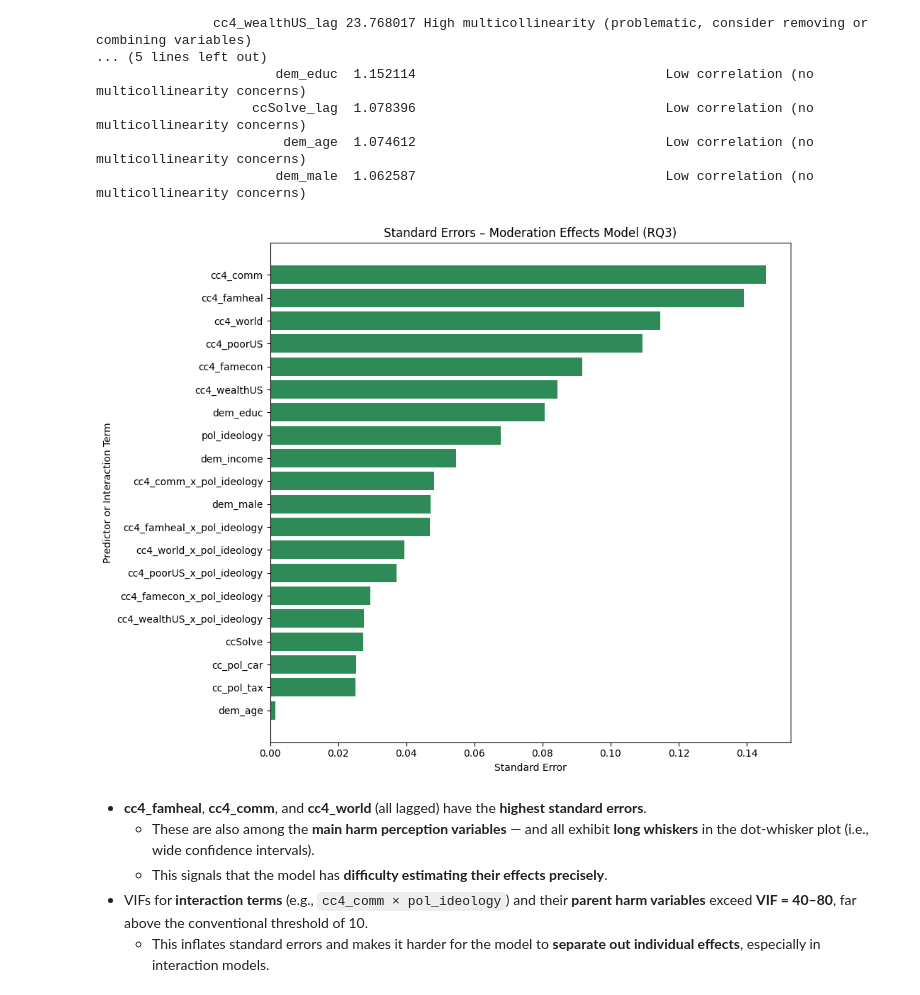
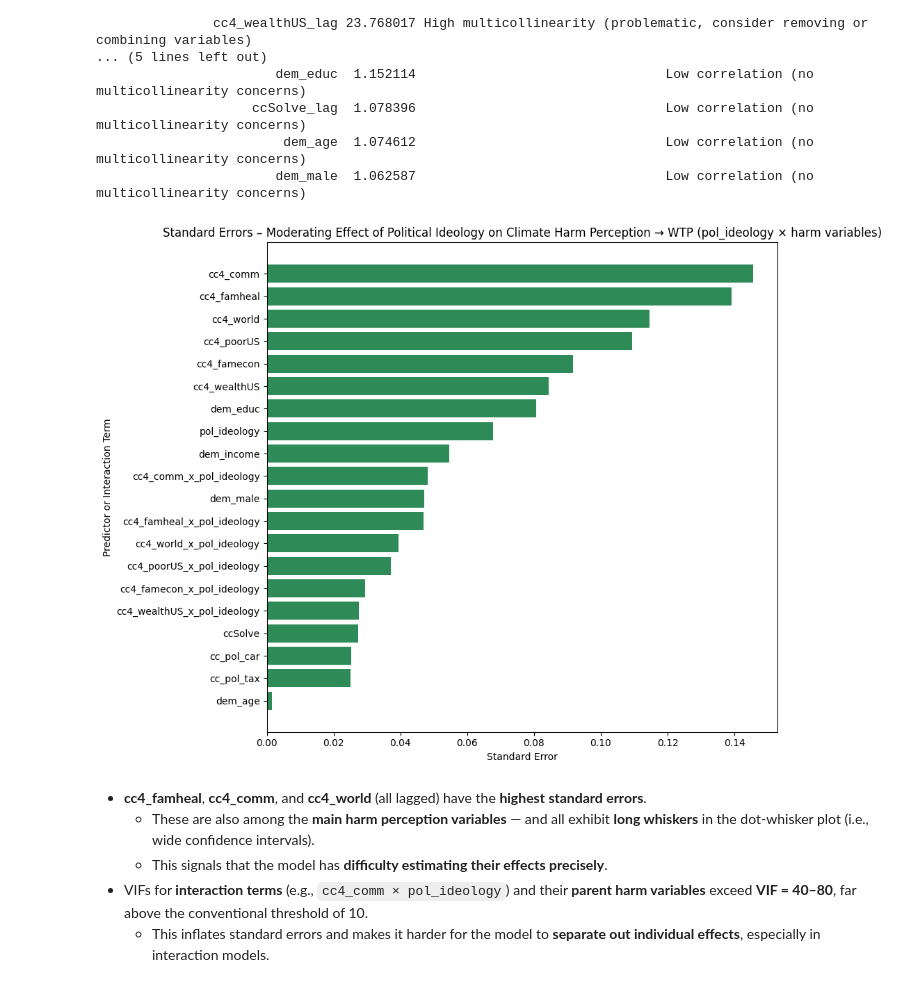
Before and after one commit to paraskevasleivadaros/climate-opinions-and-elections, a Jupyter notebook: notebooks/2-modeling-and-inference.ipynb, the cells around one changed output. Saved outputs shown, nothing was run; the diff lists cells and outputs as text; code cells hidden in the pictures.

```diff
--- a/notebooks/2-modeling-and-inference.ipynb
+++ b/notebooks/2-modeling-and-inference.ipynb
@@ -1254,30 +1254,30 @@ cc4_wealthUS_x_pol_ideology_lag 39.090503 High multicollinearity (problematic, c
 # %%
 import matplotlib.pyplot as plt
 import pandas as pd
 
 # --- Step 1: Extract standard errors from RQ3 model
 se_rq3 = pd.DataFrame({
     'Predictor': rq3_model.params.index,
     'Estimate': rq3_model.params.values,
     'StdError': rq3_model.bse.values
 }).query("Predictor != 'const'").sort_values(by='StdError', ascending=False)
 
 # --- Step 2: Clean predictor labels
 se_rq3['Predictor'] = se_rq3['Predictor'].str.replace('_lag', '', regex=False)
 se_rq3['Predictor'] = se_rq3['Predictor'].str.replace(':', ' × ')
 
 # --- Step 3: Plot
 plt.figure(figsize=(10, 8))
 se_rq3_sorted = se_rq3.sort_values(by='StdError', ascending=True)
 plt.barh(se_rq3_sorted['Predictor'], se_rq3_sorted['StdError'], color='seagreen')
-plt.title("Standard Errors – Moderation Effects Model (RQ3)")
+plt.title("Standard Errors – Moderating Effect of Political Ideology on Climate Harm Perception → WTP (pol_ideology × harm variables)")
 plt.xlabel("Standard Error")
 plt.ylabel("Predictor or Interaction Term")
 plt.tight_layout()
 plt.savefig("../results/rq3_se_barplot.png", dpi=600)
 plt.show()
 # %% [output]
-[figure, old version]
+[figure, new version]
 # %% [markdown]
 * **cc4\_famheal**, **cc4\_comm**, and **cc4\_world** (all lagged) have the **highest standard errors**.
     * These are also among the **main harm perception variables** — and all exhibit **long whiskers** in the dot-whisker plot (i.e., wide confidence intervals).
```
Also changed, not shown: parts of 13 cells of this notebook, 14 other files.
